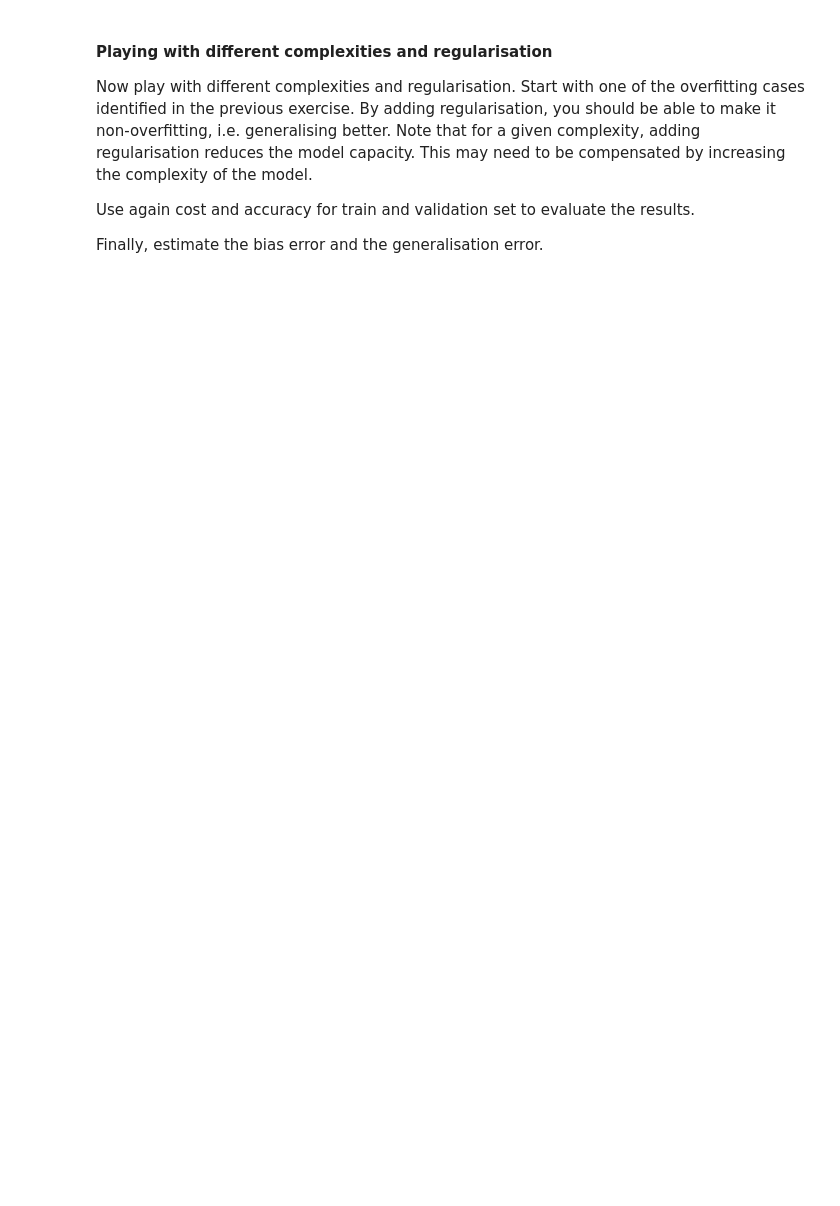
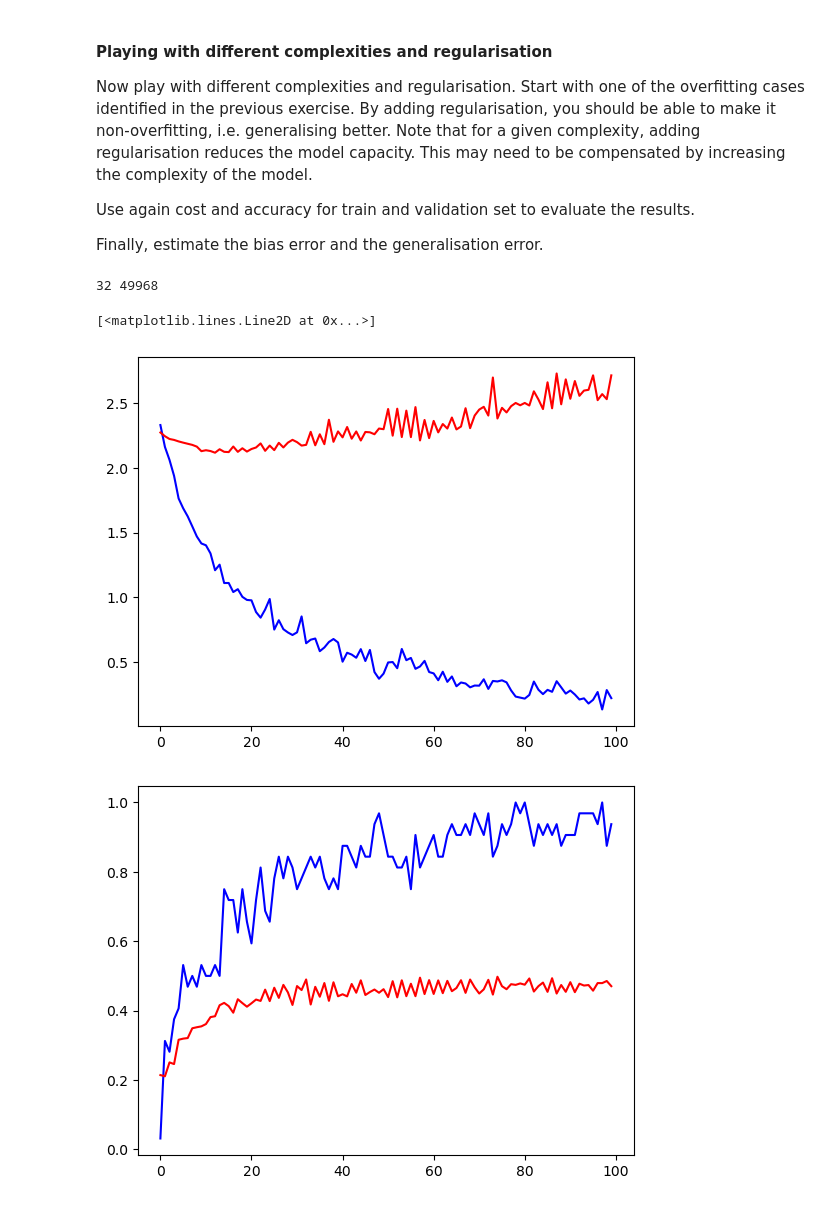
Before and after one commit to Shilpi261985/DeepLearning, a Jupyter notebook: mlps_for_fashion_MNIST_ShilpiGarg.ipynb, the cells around one changed output. Saved outputs shown, nothing was run; the diff lists cells and outputs as text; code cells hidden in the pictures; blank space fills up the shorter version.

```diff
--- a/mlps_for_fashion_MNIST_ShilpiGarg.ipynb
+++ b/mlps_for_fashion_MNIST_ShilpiGarg.ipynb
@@ -653,3 +653,21 @@ def mlp_dropout(units = [28*28, 200, 10], p_in = 0.2, p_hidden=0.5):
     """
 
     # YOUR CODE HERE #
+    class MLP_dropout(nn.Module):
+
+    # YOUR CODE HERE #
+        def __init__(self):       #unit = [input_size, hidden_units, output_size]
+            super(MLP_dropout, self).__init__()
+            self.Sequential = nn.Sequential(
+                nn.Flatten(),
+                nn.Dropout(p_in),
+                nn.Linear(units[0], units[1]),
+                nn.ReLU(),
+                nn.Dropout(p_hidden),
+                nn.Linear(units[1], units[2])
+            )
+
+        def forward(self,x):
+            return self.Sequential(x)
+
+    return  MLP_dropout()
@@ -692,3 +710,27 @@ Finally, estimate the bias error and the generalisation error.
 # %%
 
 # YOUR CODE HERE #
+nbatch = 32
+nbatches = 1
+nepochs = 100
+lr = 0.1
+
+trainsize = nbatches*nbatch
+trainset, rest = torch.utils.data.random_split(training_data, [trainsize, 50000-trainsize])
+print(len(trainset), len(rest))
+
+model = mlp_dropout([28*28, 300, 10])       # hidden layer size is 300
+cost_train, cost_valid, acc_train, acc_valid = train_eval(model, lr, nepochs, nbatch, trainset, validation_data)
+
+plt.figure(1)
+plt.plot(range(nepochs), cost_train, "b-")
+plt.plot(range(nepochs), cost_valid, "r-")
+
+plt.figure(2)
+plt.plot(range(nepochs), acc_train, "b-")
+plt.plot(range(nepochs), acc_valid, "r-")
+# %% [output]
+32 49968
+[<matplotlib.lines.Line2D at 0x...>]
+[figure, added]
+[figure, added]
```
Also changed, not shown: parts of 3 cells of this notebook.
